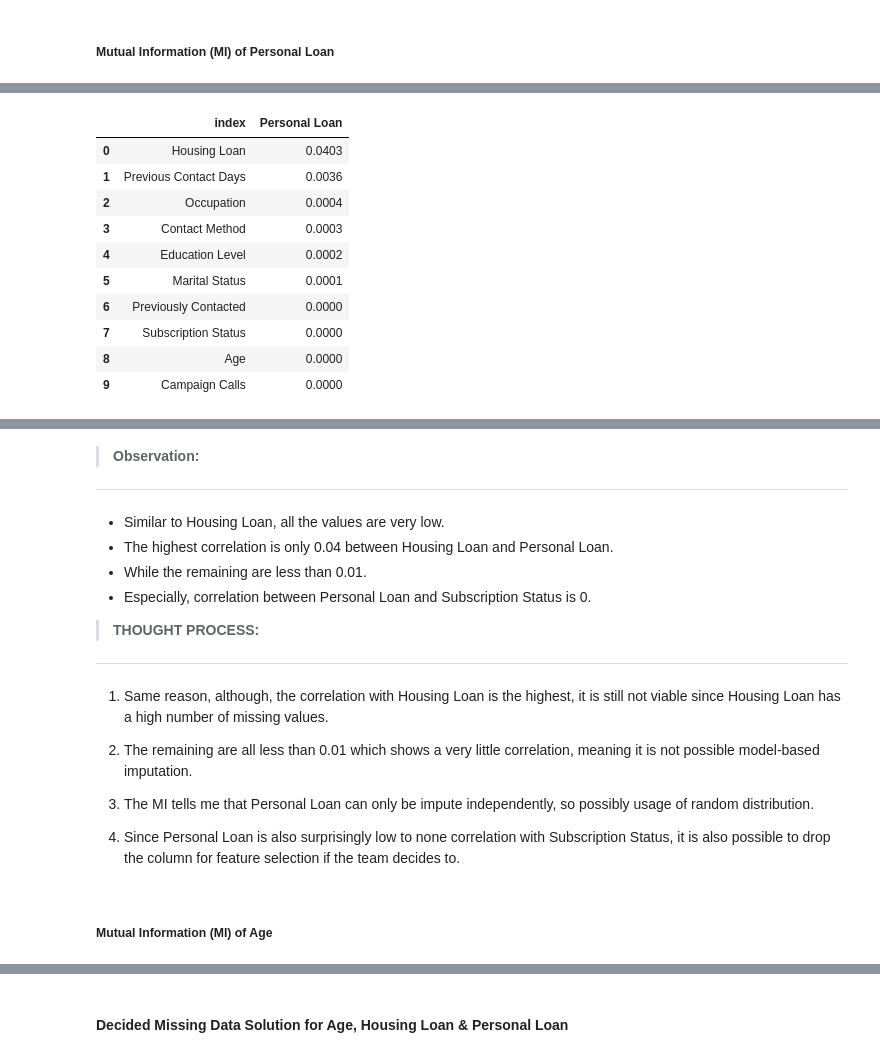
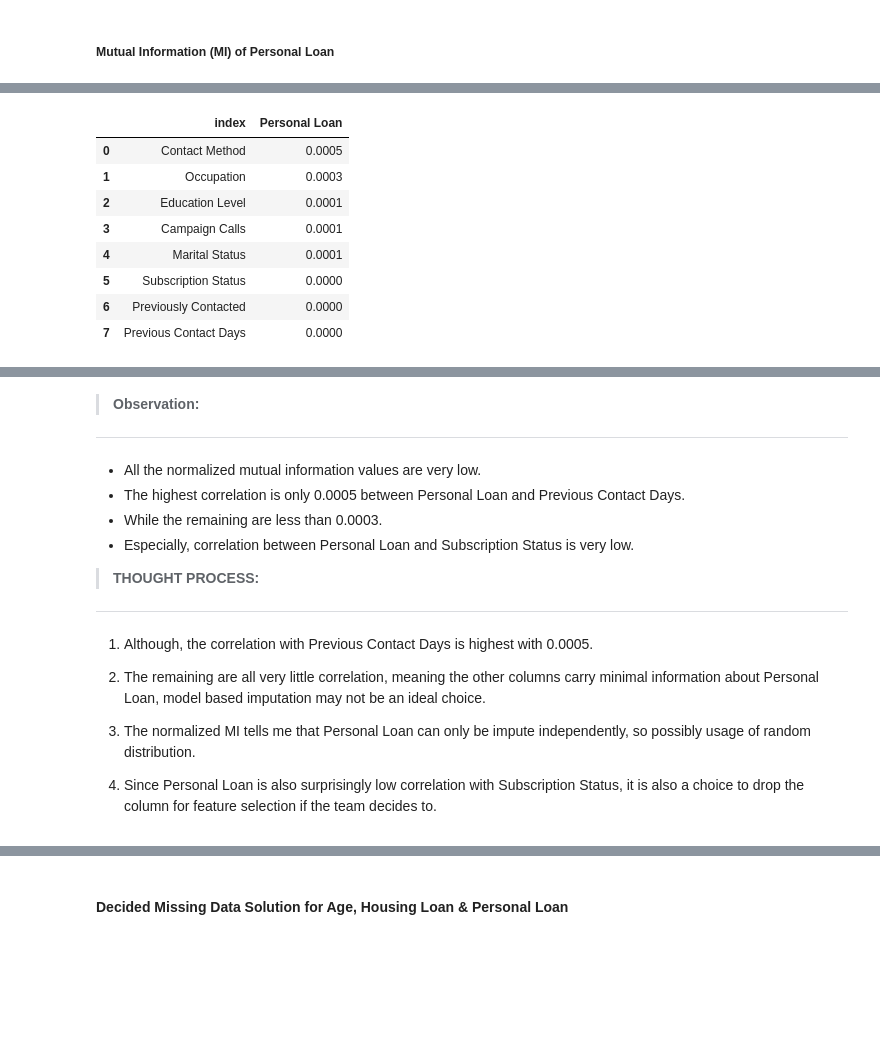
Before and after one commit to HigherGround189/EGT309-Team-Harish-Kanna, a Jupyter notebook: notebooks/Jun_Hoe_eda.ipynb, the cells around one changed output, grey strips where cells are left out. Drawn from its saved outputs; the diff is of its cells as text; code cells hidden in the pictures; blank space fills up the shorter version.

Commit message:
Updated Mutual Information Calculation

```diff
--- a/notebooks/Jun_Hoe_eda.ipynb
+++ b/notebooks/Jun_Hoe_eda.ipynb
@@ -1113,12 +1011,8 @@ plot_hist_graph(df, col="Campaign Calls", bins=30, bargap=0.1, dtick=5, x_rotati
 # %% [markdown]
 ##### Data Cleaning on `Previously Contacted` Column
 # %%
-df["Previously Contacted"] = (
-    df["Previous Contact Days"] != 999
-)  # Replace no prior (999) with False
-df.replace(
-    {"Previous Contact Days": 999}, -1, inplace=True
-)  # Replace no prior (999) with -1
+df["Previously Contacted"] = df["Previous Contact Days"] != 999 # Replace no prior (999) with False
+df.replace({"Previous Contact Days": 999}, -1, inplace=True) # Replace no prior (999) with -1
 df.head()
 # %% [output]
 |  | Age | Occupation | Marital Status | Education Level | Housing Loan | Personal Loan | Contact Method | ... |
@@ -1448,0 +1204,13 @@ mi_scores2 = mutual_info_classif(
+# %%
+def bin_numeric(df, bins=10):
+  df_bin = df.copy()
+  numeric_cols = df.select_dtypes(include=['number']).columns
+  for col in numeric_cols:
+    df_bin[col] = pd.qcut(df_bin[col], q=bins, duplicates="drop").astype("object")
+  return df_bin
+# %%
+target = "Personal Loan"
+bin_num_df = bin_numeric(df.dropna(subset=[target]))
+df_encode_temp = int_encode(bin_num_df)
+X_df_temp, y_temp = df_encode_temp.drop([target, "Housing Loan", "Age"], axis=1), df_encode_temp[target]
+print(X_df_temp.info())
@@ -1449,18 +1234,23 @@ mi_scores2 = mutual_info_classif(
+# %%
+nmi_scores = []
+
+for col in X_df_temp.columns:
+  X = X_df_temp[col]
+  nmi_score = normalized_mutual_info_score(X, y_temp)
+  nmi_scores.append(nmi_score)
 # %%
-mi2 = pd.Series(mi_scores2)
-mi2.index = X_df2.columns
-mi2 = mi2.rename(target).sort_values(ascending=False).round(4).reset_index()
-mi2
+nmi = pd.Series(nmi_scores)
+nmi.index = X_df_temp.columns
+nmi = nmi.rename(target).sort_values(ascending=False).round(4).reset_index()
+nmi
 # %% [output]
 |  | index | Personal Loan |
-| 0 | Housing Loan | 0.0403 |
-| 1 | Previous Contact Days | 0.0036 |
-| 2 | Occupation | 0.0004 |
-| 3 | Contact Method | 0.0003 |
-| 4 | Education Level | 0.0002 |
-| 5 | Marital Status | 0.0001 |
+| 0 | Contact Method | 0.0005 |
+| 1 | Occupation | 0.0003 |
+| 2 | Education Level | 0.0001 |
+| 3 | Campaign Calls | 0.0001 |
+| 4 | Marital Status | 0.0001 |
+| 5 | Subscription Status | 0.0000 |
 | 6 | Previously Contacted | 0.0000 |
-| 7 | Subscription Status | 0.0000 |
-| 8 | Age | 0.0000 |
-| 9 | Campaign Calls | 0.0000 |
+| 7 | Previous Contact Days | 0.0000 |
 # %%
@@ -1478,20 +1261,18 @@ plot_bar_graph(
 > **Observation:**
 ___
 
-- Similar to Housing Loan, all the values are very low.
-- The highest correlation is only 0.04 between Housing Loan and Personal Loan.
-- While the remaining are less than 0.01.
-- Especially, correlation between Personal Loan and Subscription Status is 0.
+- All the normalized mutual information values are very low.
+- The highest correlation is only 0.0005 between Personal Loan and Previous Contact Days.
+- While the remaining are less than 0.0003.
+- Especially, correlation between Personal Loan and Subscription Status is very low.
 
 > **THOUGHT PROCESS:**
 ___
 
-1. Same reason, although, the correlation with Housing Loan is the highest, it is still not viable since Housing Loan has a high number of missing values.
+1. Although, the correlation with Previous Contact Days is highest with 0.0005.
 
-2. The remaining are all less than 0.01 which shows a very little correlation, meaning it is not possible model-based imputation.
+2. The remaining are all very little correlation, meaning the other columns carry minimal information about Personal Loan, model based imputation may not be an ideal choice.
 
-3. The MI tells me that Personal Loan can only be impute independently, so possibly usage of random distribution.
+3. The normalized MI tells me that Personal Loan can only be impute independently, so possibly usage of random distribution.
 
-4. Since Personal Loan is also surprisingly low to none correlation with Subscription Status, it is also possible to drop the column for feature selection if the team decides to.
+4. Since Personal Loan is also surprisingly low correlation with Subscription Status, it is also a choice to drop the column for feature selection if the team decides to.
-# %% [markdown]
-##### Mutual Information (MI) of Age
```
Also changed, not shown: parts of 75 cells of this notebook.
